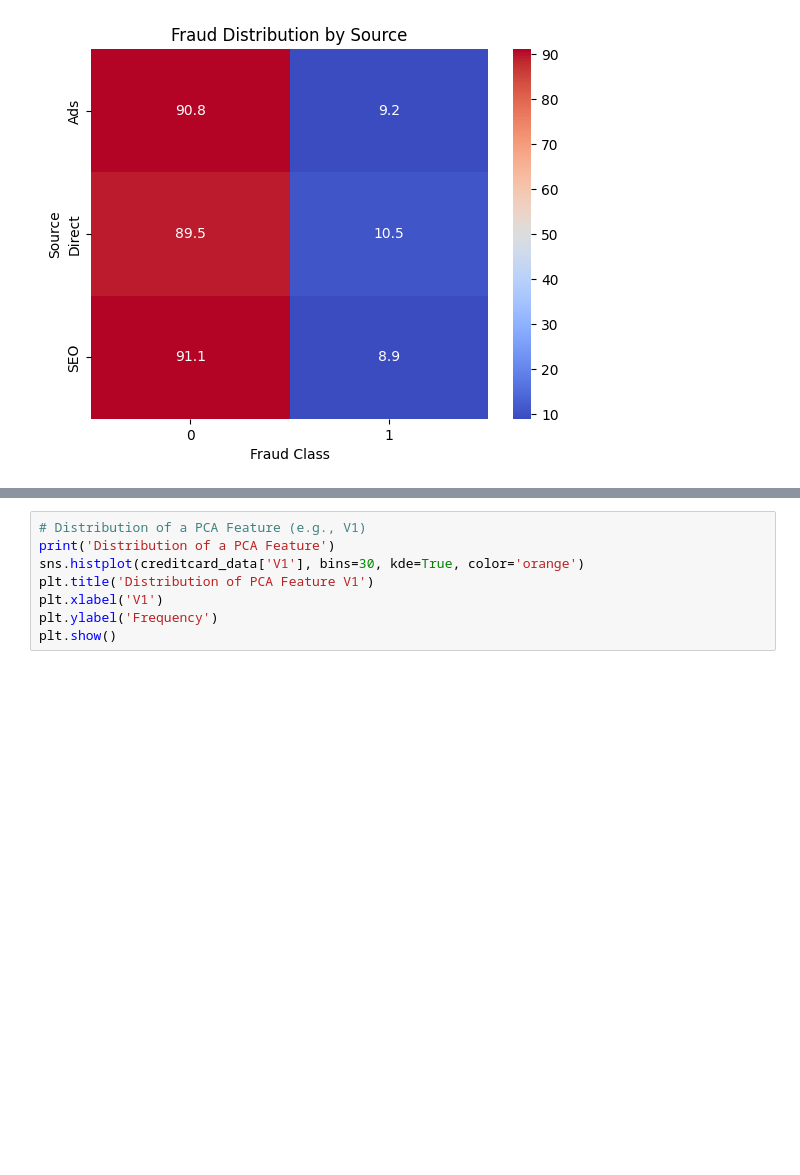
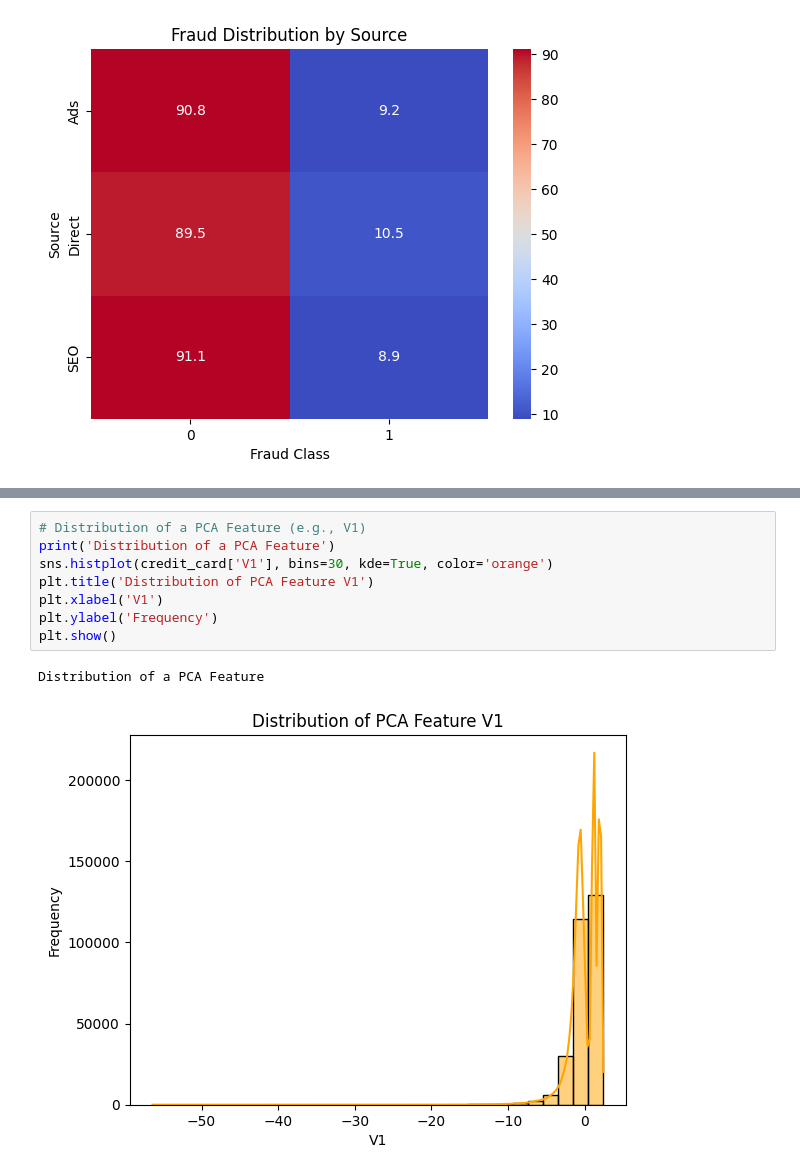
Before and after one commit to Gede-A/fraud_detection_project, a Jupyter notebook: notebooks/01_data_exploration.ipynb, the cells around one changed output, grey strips where cells are left out. Drawn from its saved outputs; the diff is of its cells as text; blank space fills up the shorter version.

```diff
--- a/notebooks/01_data_exploration.ipynb
+++ b/notebooks/01_data_exploration.ipynb
@@ -367,11 +435,14 @@ plt.show()
 # %%
 # Distribution of a PCA Feature (e.g., V1)
 print('Distribution of a PCA Feature')
-sns.histplot(creditcard_data['V1'], bins=30, kde=True, color='orange')
+sns.histplot(credit_card['V1'], bins=30, kde=True, color='orange')
 plt.title('Distribution of PCA Feature V1')
 plt.xlabel('V1')
 plt.ylabel('Frequency')
 plt.show()
+# %% [output]
+Distribution of a PCA Feature
+[figure, added]
 # %%
 # Frequency of Fraud Class
 print('Frequency of Fraud Class')
```
Also changed, not shown: parts of 7 cells of this notebook.
